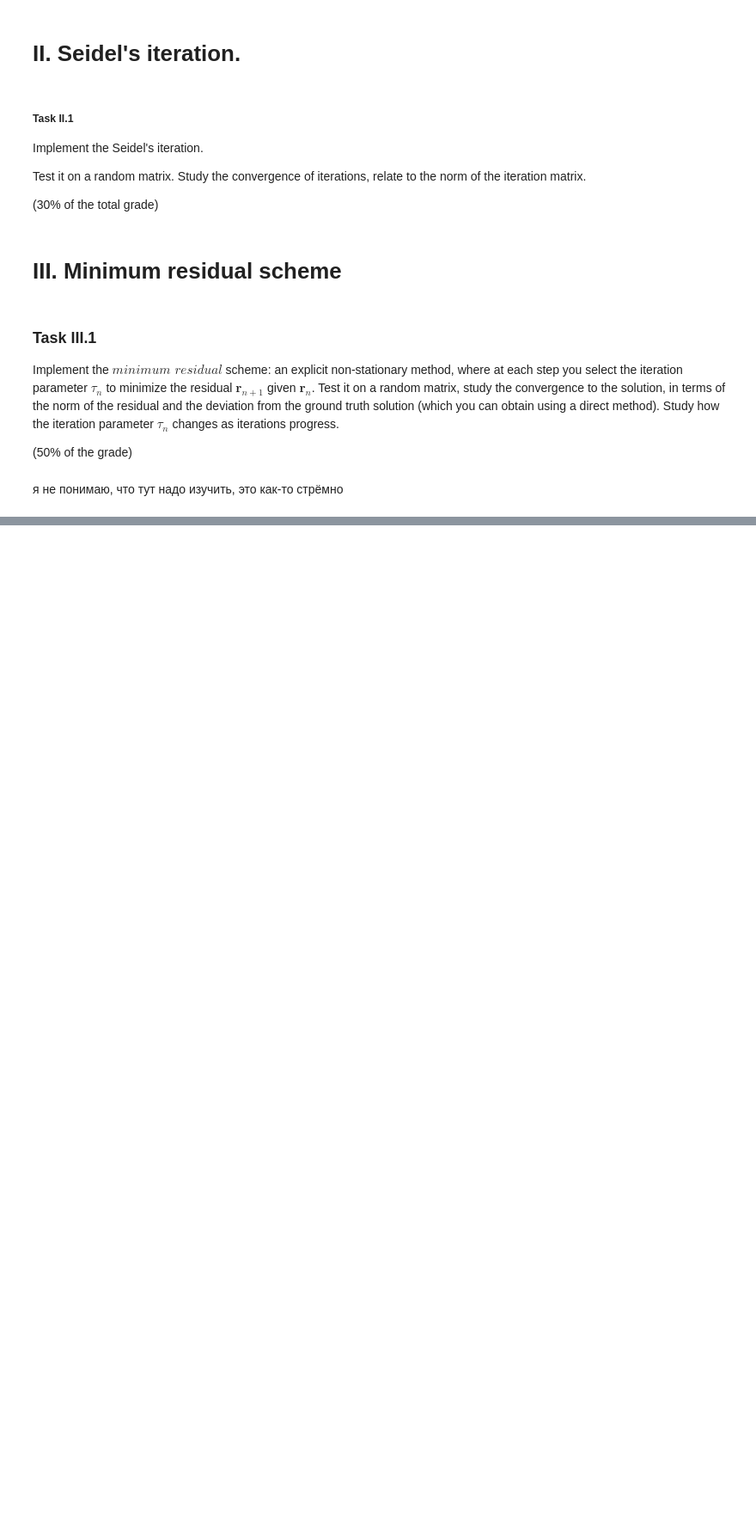
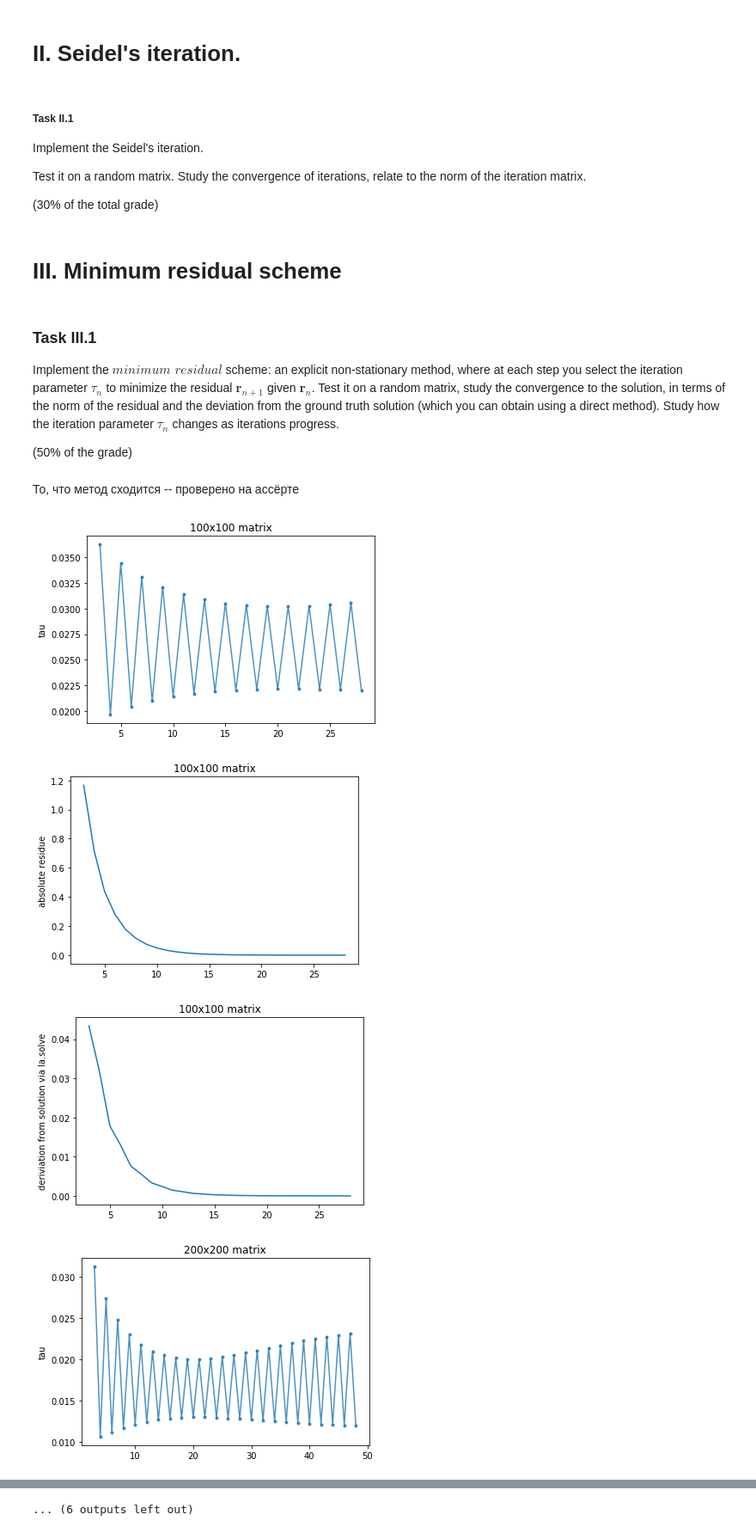
Before and after one commit to arpolkin/CP2020, a Jupyter notebook: week_4_iterative_linalg_Jacobi_Seidel_minres.ipynb, the cells around one changed output, grey strips where cells are left out. Shown at 86% size. Cells and saved outputs as stored; diff of their text form; code cells hidden in the pictures; blank space fills up the shorter version.

```diff
--- a/week_4_iterative_linalg_Jacobi_Seidel_minres.ipynb
+++ b/week_4_iterative_linalg_Jacobi_Seidel_minres.ipynb
@@ -167,4 +192,31 @@ def minimum_res(A1, b, x0, eps=1e-6, niter=10000):
 
 np.testing.assert_allclose(A@minimum_res(A,b,x0)-b,np.zeros(n), atol=1e-5)
-# %% [markdown]
-я не понимаю, что тут надо изучить, это как-то стрёмно
+# %% [markdown]
+То, что метод сходится -- проверено на ассёрте
+# %%
+import matplotlib.pyplot as plt
+
+for i in range(1,7):
+    d = i*100
+    Mat = rndm.uniform(size=(d, d)) + np.diagflat([15]*d)
+    bb = rndm.uniform(size=d)
+
+    t, r, der = _minimum_res(Mat, bb, np.ones_like(bb))
+    step_num = np.arange(0,t.shape[0])
+    plt.plot(step_num[3:], t[3:], ".-", alpha = 0.8)
+    plt.ylabel("tau")
+    plt.title("{}x{} matrix".format(d,d))
+    plt.show()
+    plt.plot(step_num[3:], r[3:])
+    plt.ylabel("absolute residue")
+    plt.title("{}x{} matrix".format(d,d))
+    plt.show()
+    plt.plot(step_num[3:], der[3:])
+    plt.ylabel("deriviation from solution via la.solve")
+    plt.title("{}x{} matrix".format(d,d))
+    plt.show()
+# %% [output]
+[figure, added]
+[figure, added]
+[figure, added]
+[figure, added]
@@ -170,0 +231 @@ np.testing.assert_allclose(A@minimum_res(A,b,x0)-b,np.zeros(n), atol=1e-5)
+... (6 outputs left out)
```
Also changed, not shown: parts of 5 cells of this notebook.
